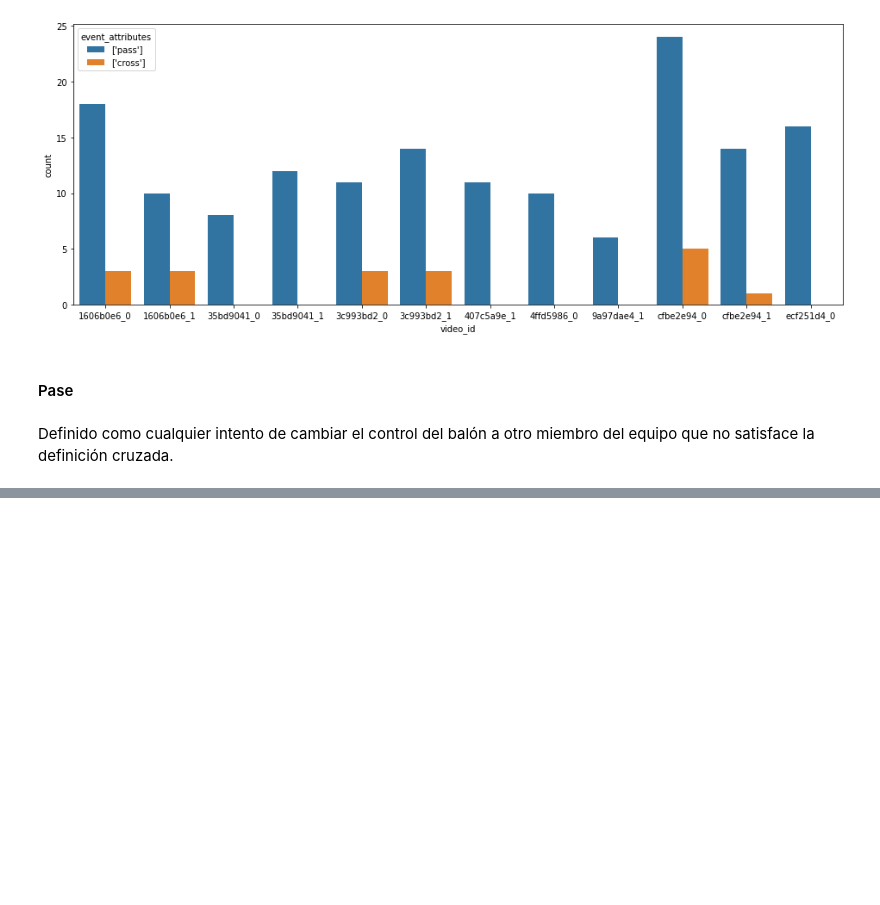
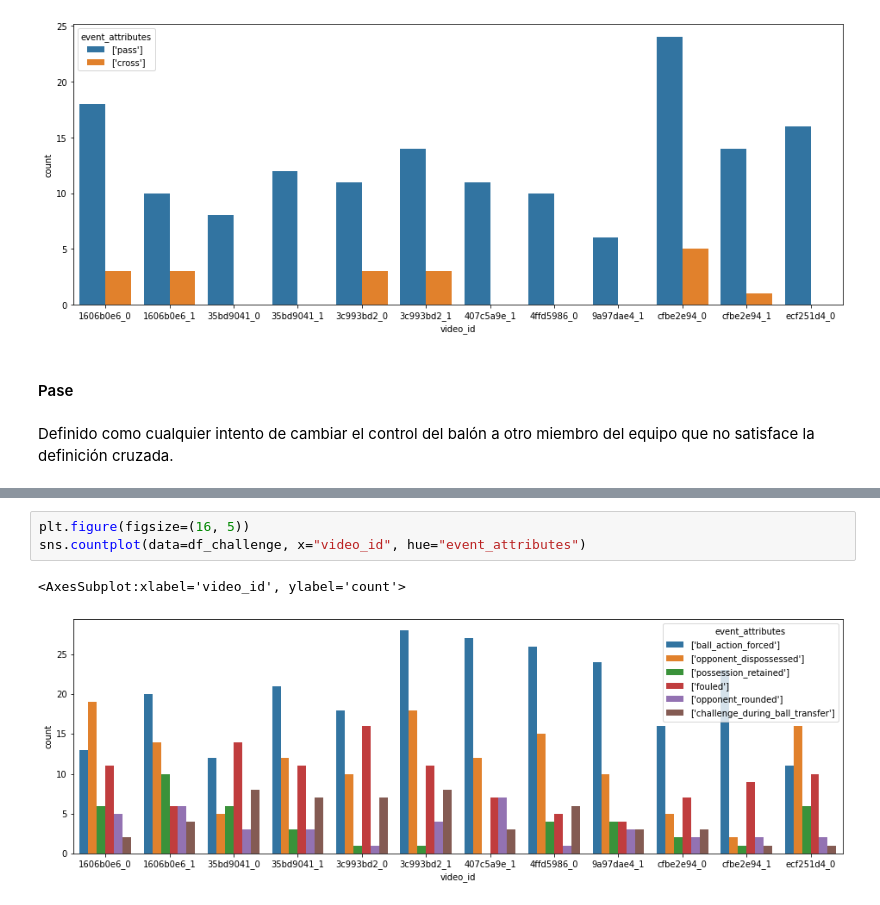
Before and after one commit to Mar19845/detection_passes_football, a Jupyter notebook: Proyecto_DS.ipynb, the cells around one changed output, grey strips where cells are left out. Cells and saved outputs as stored; diff of their text form; blank space fills up the shorter version.

```diff
--- a/Proyecto_DS.ipynb
+++ b/Proyecto_DS.ipynb
@@ -177,0 +292,6 @@ print(os.listdir("../detection_passes_football/videos/"))
+# %%
+plt.figure(figsize=(16, 5))
+sns.countplot(data=df_challenge, x="video_id", hue="event_attributes")
+# %% [output]
+<AxesSubplot:xlabel='video_id', ylabel='count'>
+[figure, added]
```
Also changed, not shown: parts of 46 cells of this notebook, 11 other files.
